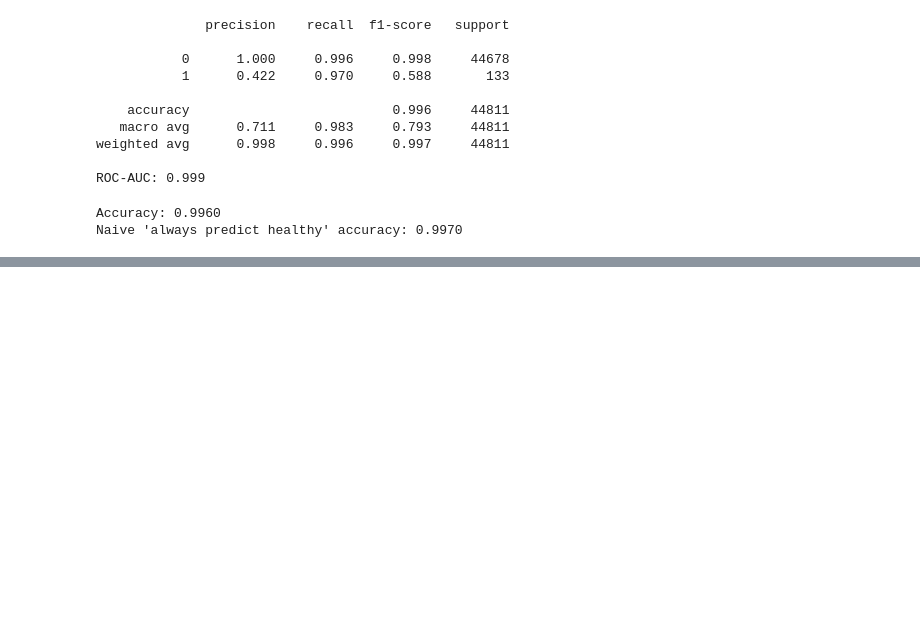
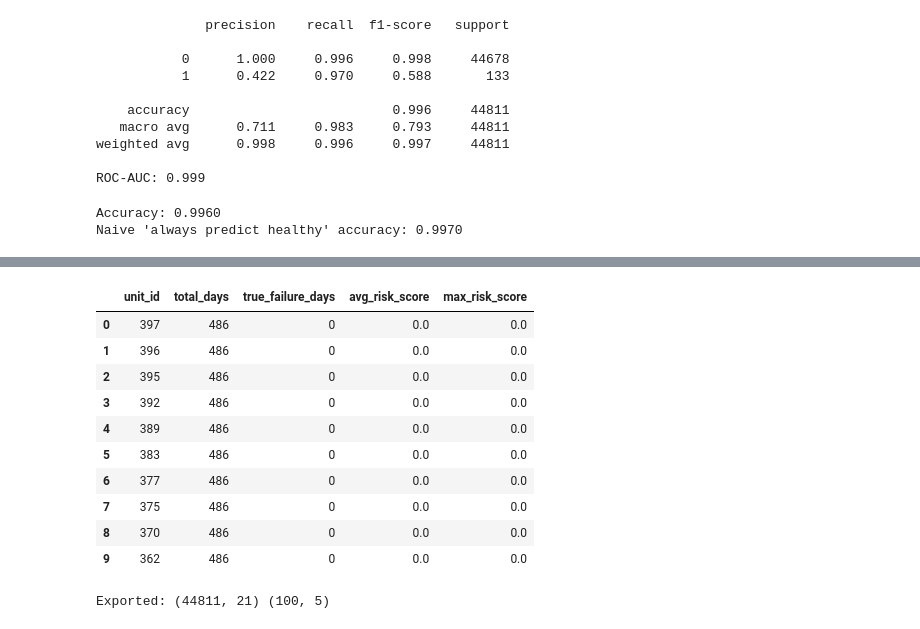
Before and after one commit to 0xjoex/tking-predictive-maintenance, a Jupyter notebook: thermoking_predictive_maintenance.ipynb, the cells around one changed output, grey strips where cells are left out. Saved outputs shown, nothing was run; the diff lists cells and outputs as text; code cells hidden in the pictures; blank space fills up the shorter version.

```diff
--- a/thermoking_predictive_maintenance.ipynb
+++ b/thermoking_predictive_maintenance.ipynb
@@ -160,0 +230,54 @@ Naive 'always predict healthy' accuracy: 0.9970
+# %%
+conn = sqlite3.connect("thermoking.db")
+
+query2 = """
+SELECT unit_id, COUNT(*) as total_days,
+       SUM(failure_within_7d) as true_failure_days,
+       AVG(predicted_probability) as avg_risk_score,
+       MAX(predicted_probability) as max_risk_score
+FROM predictions
+GROUP BY unit_id
+HAVING true_failure_days = 0
+ORDER BY max_risk_score DESC
+LIMIT 10
+"""
+
+healthy_check = pd.read_sql(query2, conn)
+conn.close()
+healthy_check
+# %% [output]
+|  | unit_id | total_days | true_failure_days | avg_risk_score | max_risk_score |
+| 0 | 397 | 486 | 0 | 0.0 | 0.0 |
+| 1 | 396 | 486 | 0 | 0.0 | 0.0 |
+| 2 | 395 | 486 | 0 | 0.0 | 0.0 |
+| 3 | 392 | 486 | 0 | 0.0 | 0.0 |
+| 4 | 389 | 486 | 0 | 0.0 | 0.0 |
+| 5 | 383 | 486 | 0 | 0.0 | 0.0 |
+| 6 | 377 | 486 | 0 | 0.0 | 0.0 |
+| 7 | 375 | 486 | 0 | 0.0 | 0.0 |
+| 8 | 370 | 486 | 0 | 0.0 | 0.0 |
+| 9 | 362 | 486 | 0 | 0.0 | 0.0 |
+# %%
+conn = sqlite3.connect("thermoking.db")
+
+# Full daily-level data (for time-series / trend charts in Tableau)
+daily_query = "SELECT * FROM predictions"
+daily_df = pd.read_sql(daily_query, conn)
+daily_df.to_csv("tableau_daily_predictions.csv", index=False)
+
+# Per-unit summary (for a fleet risk leaderboard view)
+summary_query = """
+SELECT unit_id, COUNT(*) as total_days,
+       SUM(failure_within_7d) as true_failure_days,
+       AVG(predicted_probability) as avg_risk_score,
+       MAX(predicted_probability) as max_risk_score
+FROM predictions
+GROUP BY unit_id
+"""
+summary_df = pd.read_sql(summary_query, conn)
+summary_df.to_csv("tableau_unit_summary.csv", index=False)
+
+conn.close()
+print("Exported:", daily_df.shape, summary_df.shape)
+# %% [output]
+Exported: (44811, 21) (100, 5)
```
Also changed, not shown: parts of 4 cells of this notebook, 7 other files.
